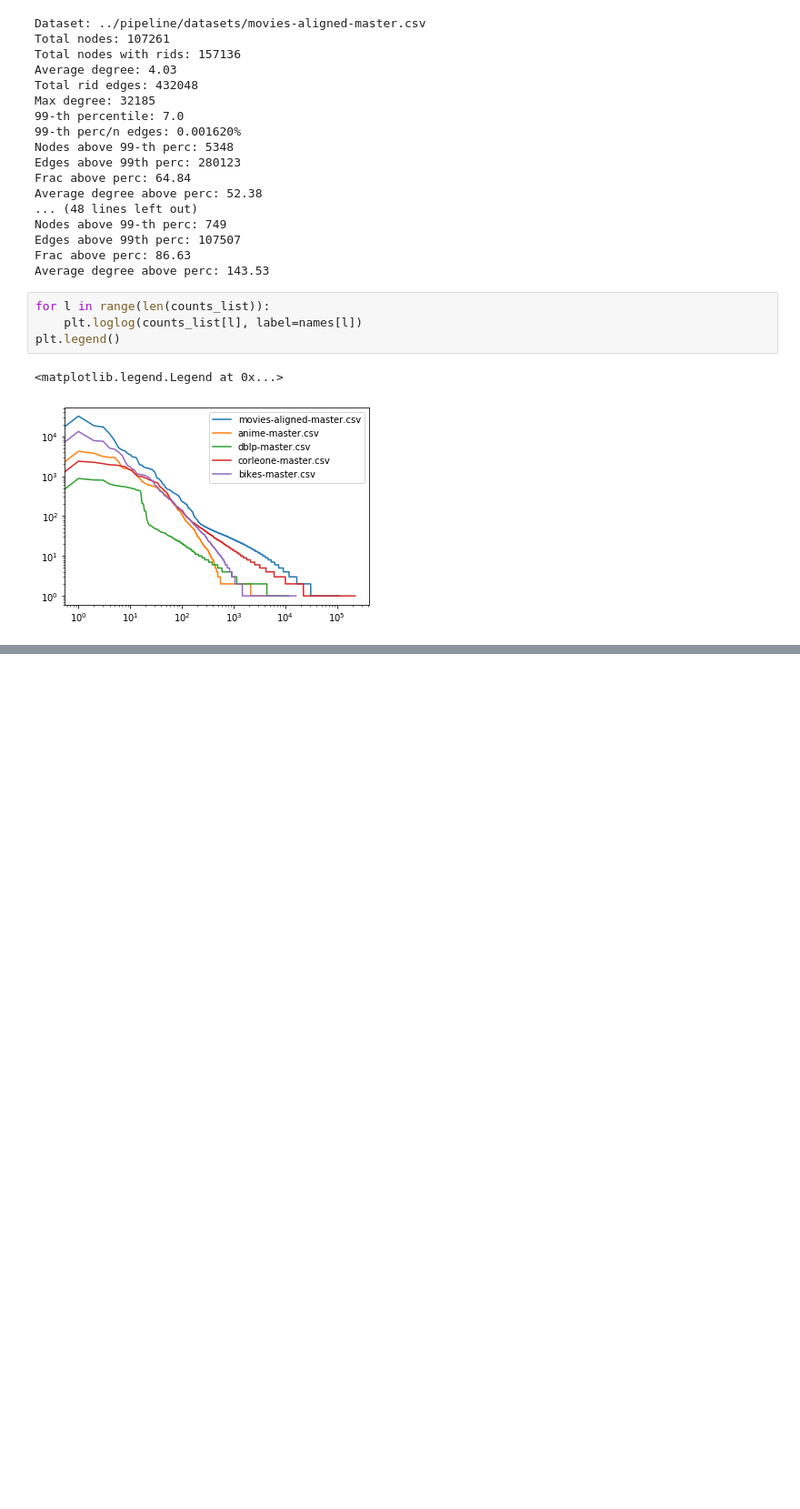
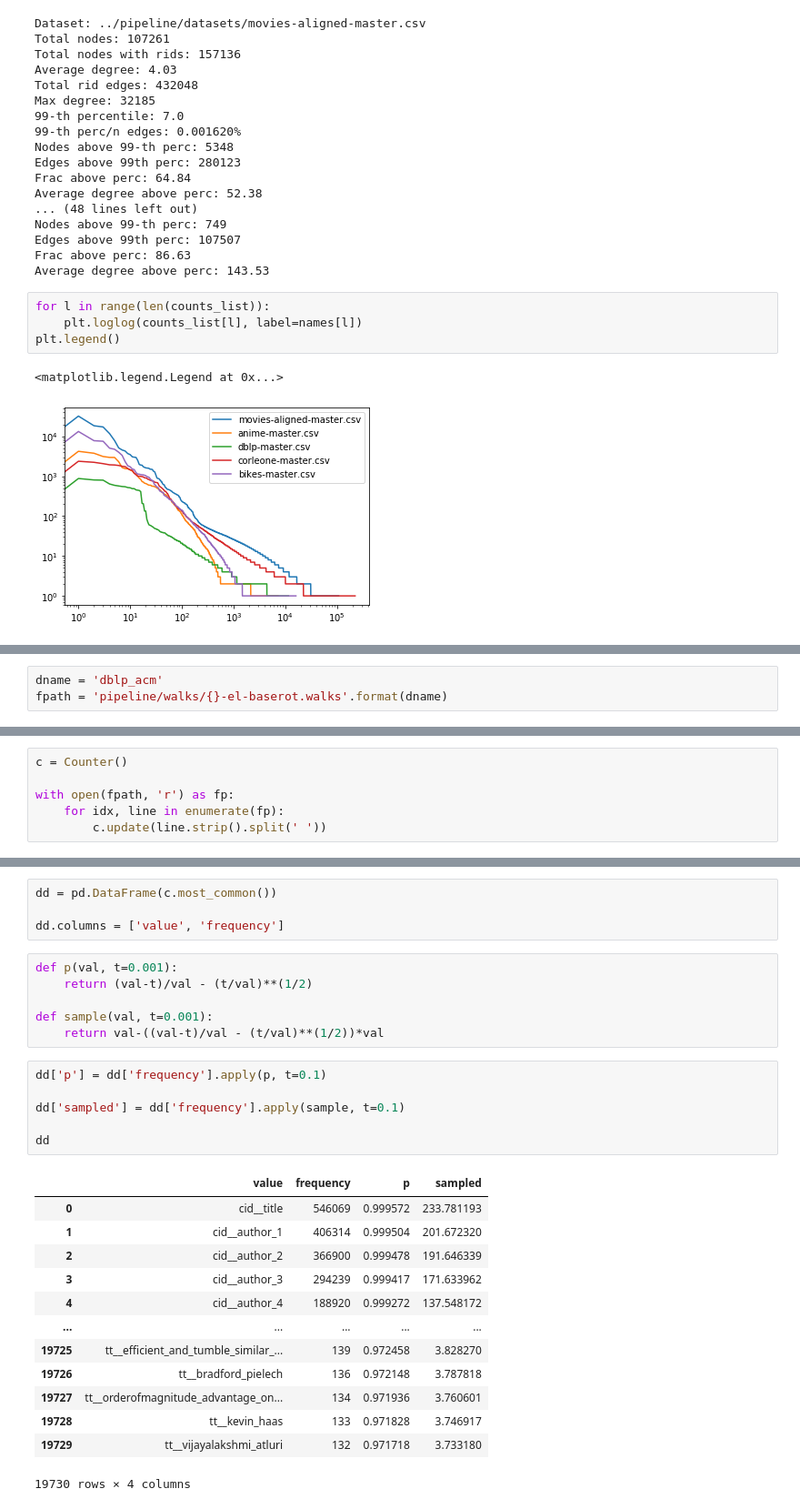
Before and after one commit to rcap107/embdi, a Jupyter notebook: study_dataset.ipynb, the cells around one changed output, grey strips where cells are left out. Shown at 91% size. Drawn from its saved outputs; the diff is of its cells as text; blank space fills up the shorter version.

Commit message:
New scripts for testing walks.

```diff
--- a/study_dataset.ipynb
+++ b/study_dataset.ipynb
@@ -895,0 +492,3 @@ plt.xlim([0,20])
+# %%
+dname = 'dblp_acm'
+fpath = 'pipeline/walks/{}-el-baserot.walks'.format(dname)
@@ -895,0 +498,6 @@ plt.xlim([0,20])
+# %%
+c = Counter()
+
+with open(fpath, 'r') as fp:
+    for idx, line in enumerate(fp):
+        c.update(line.strip().split(' '))
@@ -895,0 +517,30 @@ plt.xlim([0,20])
+# %%
+dd = pd.DataFrame(c.most_common())
+
+dd.columns = ['value', 'frequency']
+# %%
+def p(val, t=0.001):
+    return (val-t)/val - (t/val)**(1/2)
+
+def sample(val, t=0.001):
+    return val-((val-t)/val - (t/val)**(1/2))*val
+# %%
+dd['p'] = dd['frequency'].apply(p, t=0.1)
+
+dd['sampled'] = dd['frequency'].apply(sample, t=0.1)
+
+dd
+# %% [output]
+|  | value | frequency | p | sampled |
+| 0 | cid__title | 546069 | 0.999572 | 233.781193 |
+| 1 | cid__author_1 | 406314 | 0.999504 | 201.672320 |
+| 2 | cid__author_2 | 366900 | 0.999478 | 191.646339 |
+| 3 | cid__author_3 | 294239 | 0.999417 | 171.633962 |
+| 4 | cid__author_4 | 188920 | 0.999272 | 137.548172 |
+| ... | ... | ... | ... | ... |
+| 19725 | tt__efficient_and_tumble_similar_... | 139 | 0.972458 | 3.828270 |
+| 19726 | tt__bradford_pielech | 136 | 0.972148 | 3.787818 |
+| 19727 | tt__orderofmagnitude_advantage_on... | 134 | 0.971936 | 3.760601 |
+| 19728 | tt__kevin_haas | 133 | 0.971828 | 3.746917 |
+| 19729 | tt__vijayalakshmi_atluri | 132 | 0.971718 | 3.733180 |
+19730 rows × 4 columns
```
Also changed, not shown: parts of 34 cells of this notebook, 2 other files.
